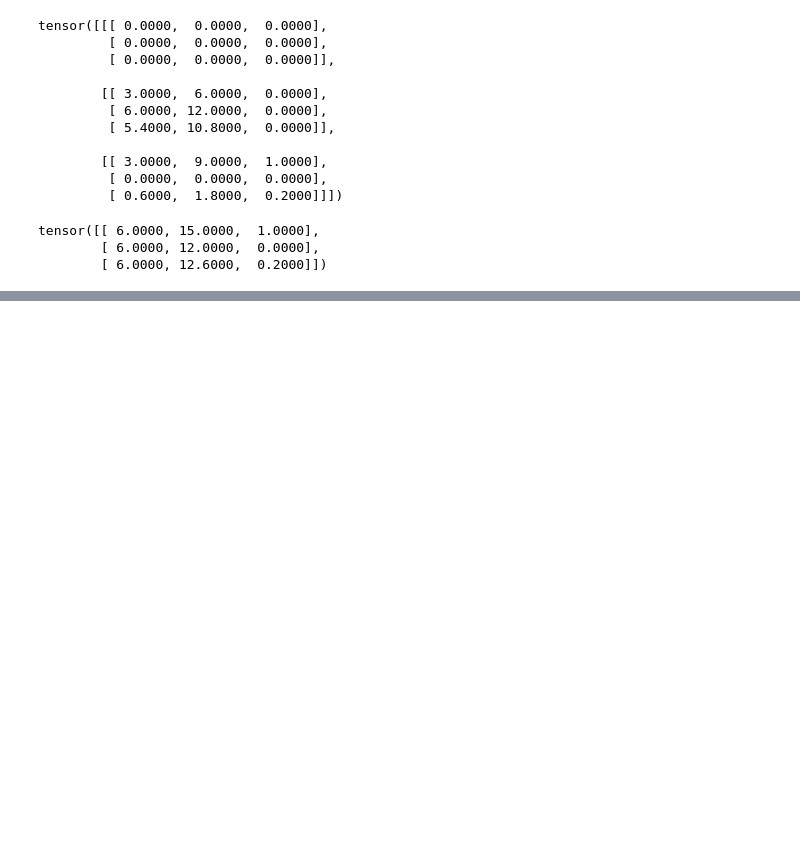
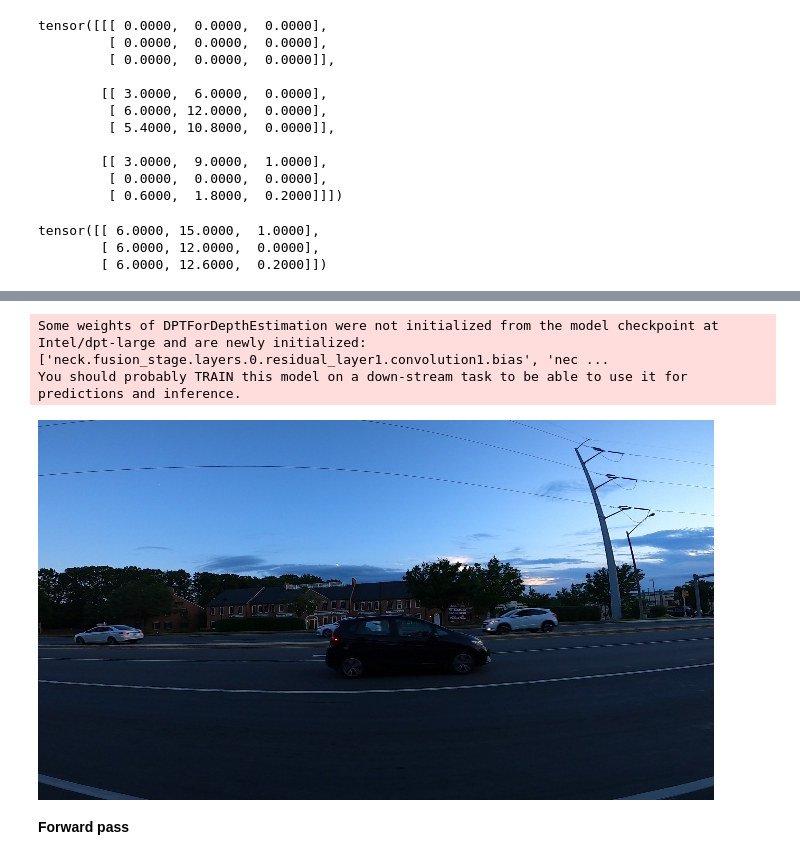
Before and after one commit to AleksandrMorozov123/Computer_vision_architectures, a Jupyter notebook: transformers.ipynb, the cells around one changed output, grey strips where cells are left out. Drawn from its saved outputs; the diff is of its cells as text; code cells hidden in the pictures; blank space fills up the shorter version.

Commit message:
Kaggle Notebook | Transformers | Version 4

```diff
--- a/transformers.ipynb
+++ b/transformers.ipynb
@@ -159,0 +187,18 @@ tensor([[ 6.0000, 15.0000,  1.0000],
+# %%
+from transformers import DPTFeatureExtractor, DPTForDepthEstimation
+
+feature_extractor = DPTFeatureExtractor.from_pretrained ("Intel/dpt-large")
+model = DPTForDepthEstimation.from_pretrained ("Intel/dpt-large")
+# %% [output]
+Some weights of DPTForDepthEstimation were not initialized from the model checkpoint at Intel/dpt-large and are newly initialized: ['neck.fusion_stage.layers.0.residual_layer1.convolution1.bias', 'nec ...
+You should probably TRAIN this model on a down-stream task to be able to use it for predictions and inference.
+# %%
+from PIL import Image
+import requests
+
+image = Image.open ('/kaggle/input/car-object-detection/data/training_images/vid_4_29900.jpg')
+image
+# %% [output]
+[figure, added]
+# %% [markdown]
+**Forward pass**
```
Also changed, not shown: parts of 7 cells of this notebook.
